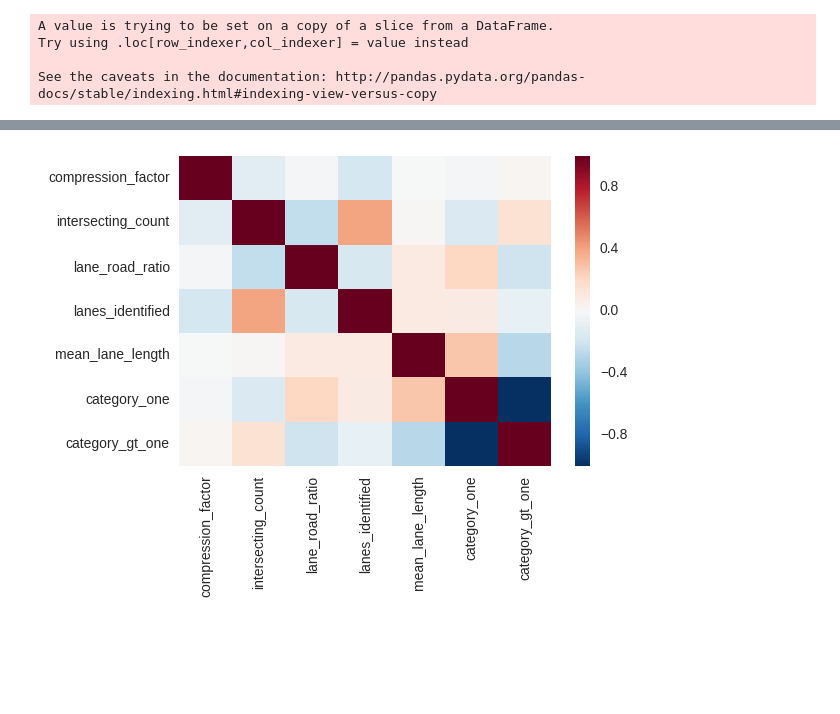
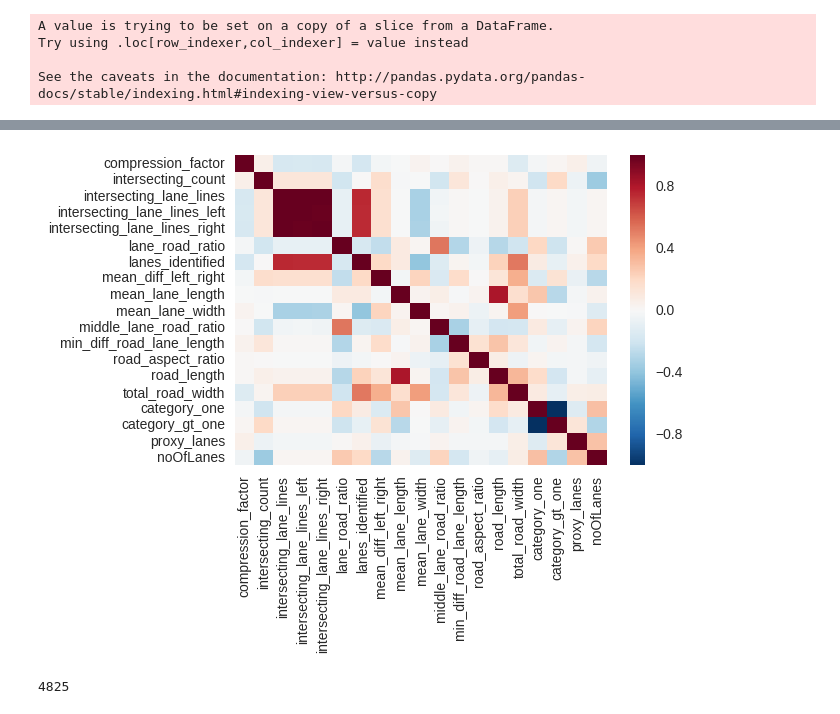
Before and after one commit to shubh24/indiahacks-ml-2017, a Jupyter notebook: lane-prediction/explore.ipynb, the cells around one changed output, grey strips where cells are left out. Cells and saved outputs as stored; diff of their text form; code cells hidden in the pictures; blank space fills up the shorter version.

Commit message:
proxy lanes from location proximity

```diff
--- a/lane-prediction/explore.ipynb
+++ b/lane-prediction/explore.ipynb
@@ -43 +26,9 @@ test.hea
+# %%
+#Convert Distances into numeric
+
+train["distFromLaneLineOnLeft"] = pd.to_numeric(train["distFromLaneLineOnLeft"], errors="coerce")
+train["distFromLaneLineOnRight"] = pd.to_numeric(train["distFromLaneLineOnRight"], errors="coerce")
+
+test["distFromLaneLineOnLeft"] = pd.to_numeric(test["distFromLaneLineOnLeft"], errors="coerce")
+test["distFromLaneLineOnRight"] = pd.to_numeric(test["distFromLaneLineOnRight"], errors="coerce")
 # %%
@@ -73,6 +139,8 @@ def get_features(row, train_test):
     else:
         road_lanes = test[test.roadId == row.roadId]
 
+    mean_total_lanes = np.mean(road_lanes["totalLaneLines"])
+
     lanes_identified = len(road_lanes["laneLineId"].drop_duplicates())
     compression_factor = lanes_identified/len(road_lanes)
 
@@ -80,36 +148,52 @@ def get_features(row, train_test):
 
     mean_lane_length = np.mean(road_lanes["laneLineLength"])
 
-    lane_road_ratio = mean_lane_length/road_lanes.iloc[0]["roadLength"]
+    lane_road_ratio = mean_lane_length/road_length
+
+    middle_lane_road_ratio = np.mean(road_lanes[road_lanes.isIntersectingWithRoadGeometry == " true"]["laneLineLength"])/road_length
 
     intersecting_count = np.sum([1 if i.strip() == "true" else 0 for i in road_lanes["isIntersectingWithRoadGeometry"]])/len(road_lanes)
 
     road_category = road_lanes.iloc[0]["roadCategory"] > 1
 
-    intersecting_lane_lines = np.sum(road_lanes.noOfIntersectingLaneLinesLeft)
-#     noOfIntersectingLaneLinesRight = np.sum(road_lanes.noOfIntersectingLaneLinesRight)
+    intersecting_lane_lines_left = np.sum(road_lanes.noOfIntersectingLaneLinesLeft)
+    intersecting_lane_lines_right = np.sum(road_lanes.noOfIntersectingLaneLinesRight)
+    intersecting_lane_lines = intersecting_lane_lines_left + intersecting_lane_lines_right
 
     mean_lane_width = pd.to_numeric(road_lanes["distFromLaneLineOnLeft"], errors="coerce").mean(skipna = True)
+    mean_lane_width = road_lanes["distFromLaneLineOnLeft"].mean(skipna = True)
 
     min_diff_road_lane_length = min(abs(road_lanes["roadLength"] - road_lanes["laneLineLength"]))
 
     total_road_width = mean_lane_width*lanes_identified
+
     road_aspect_ratio = road_length/total_road_width
+#     lane_aspect_ratio = np.mean((road_lanes["distFromLaneLineOnLeft"] + road_lanes["distFromLaneLineOnRight"])/(2*road_lanes["laneLineLength"]))
+
+    mean_diff_left_right = (abs(road_lanes["distFromLaneLineOnLeft"] - road_lanes["distFromLaneLineOnRight"])).mean()
+
+#     mean_ratio_left_right = (road_lanes["distFromLaneLineOnLeft"]/road_lanes["distFromLaneLineOnRight"]).mean()
+#     mean_ratio_right_left = (road_lanes["distFromLaneLineOnRight"]/road_lanes["distFromLaneLineOnLeft"]).mean()
 
     return pd.Series({"roadId": row.roadId,
+#                       "mean_total_lanes": mean_total_lanes,
                       "lanes_identified": lanes_identified,
                       "compression_factor": compression_factor,
                       "road_length": road_length,
-                      "mean_lane_length": mean_lane_length,
+                      "mean_lane_length": mean_lane_length,#
                       "lane_road_ratio": lane_road_ratio,
                       "intersecting_count": intersecting_count,
+                      "intersecting_lane_lines_left": intersecting_lane_lines_left,
+                      "intersecting_lane_lines_right": intersecting_lane_lines_right,
                       "intersecting_lane_lines": intersecting_lane_lines,
-#                       "noOfIntersectingLaneLinesRight": noOfIntersectingLaneLinesRight,
+                      "middle_lane_road_ratio": middle_lane_road_ratio,#
                       "mean_lane_width": mean_lane_width,
                       "min_diff_road_lane_length": min_diff_road_lane_length,
                       "total_road_width": total_road_width,
-                      "road_aspect_ratio": road_aspect_ratio,
-                      "road_category": road_category
+                      "road_aspect_ratio": road_aspect_ratio,#
+#                       "lane_aspect_ratio": lane_aspect_ratio,
+                      "road_category": road_category,
+                      "mean_diff_left_right": mean_diff_left_right
                      })
 # %%
 unique_road_id = pd.DataFrame(np.unique(train.roadId))
@@ -133,8 +219,10 @@ def dummify_road_category(df):
 train_feats = dummify_road_category(train_feats)
 test_feats = dummify_road_category(test_feats)
 # %%
-train_feats = pd.merge(train_feats, labels[["roadId", "noOfLanes"]], on="roadId", how="inner")
+train_feats = pd.merge(train_feats, labels[["roadId", "noOfLanes", "proxy_lanes"]], on="roadId", how="inner")
 train_feats["noOfLanes"] = train_feats["noOfLanes"] - 1
+
+test_feats = pd.merge(test_feats, test[["roadId", "proxy_lanes"]], on="roadId", how="inner")
 # %%
 def run_xgb(train, label_train, valid = None, label_valid = None):
 
@@ -230,11 +309,16 @@ def pred_n_sub(test_feats):
 
 pred_n_sub(test_feats)
 # %%
+train_feats["noOfLanes"] = no_of_lanes
 corr = train_feats.corr()
 sns.heatmap(corr,
             xticklabels=corr.columns.values,
             yticklabels=corr.columns.values)
 
 plt.show()
 # %% [output]
-[figure, old version]
+[figure, new version]
+# %%
+len(np.unique(train.roadId))
+# %% [output]
+4825
```
Also changed, not shown: parts of 15 cells of this notebook.
